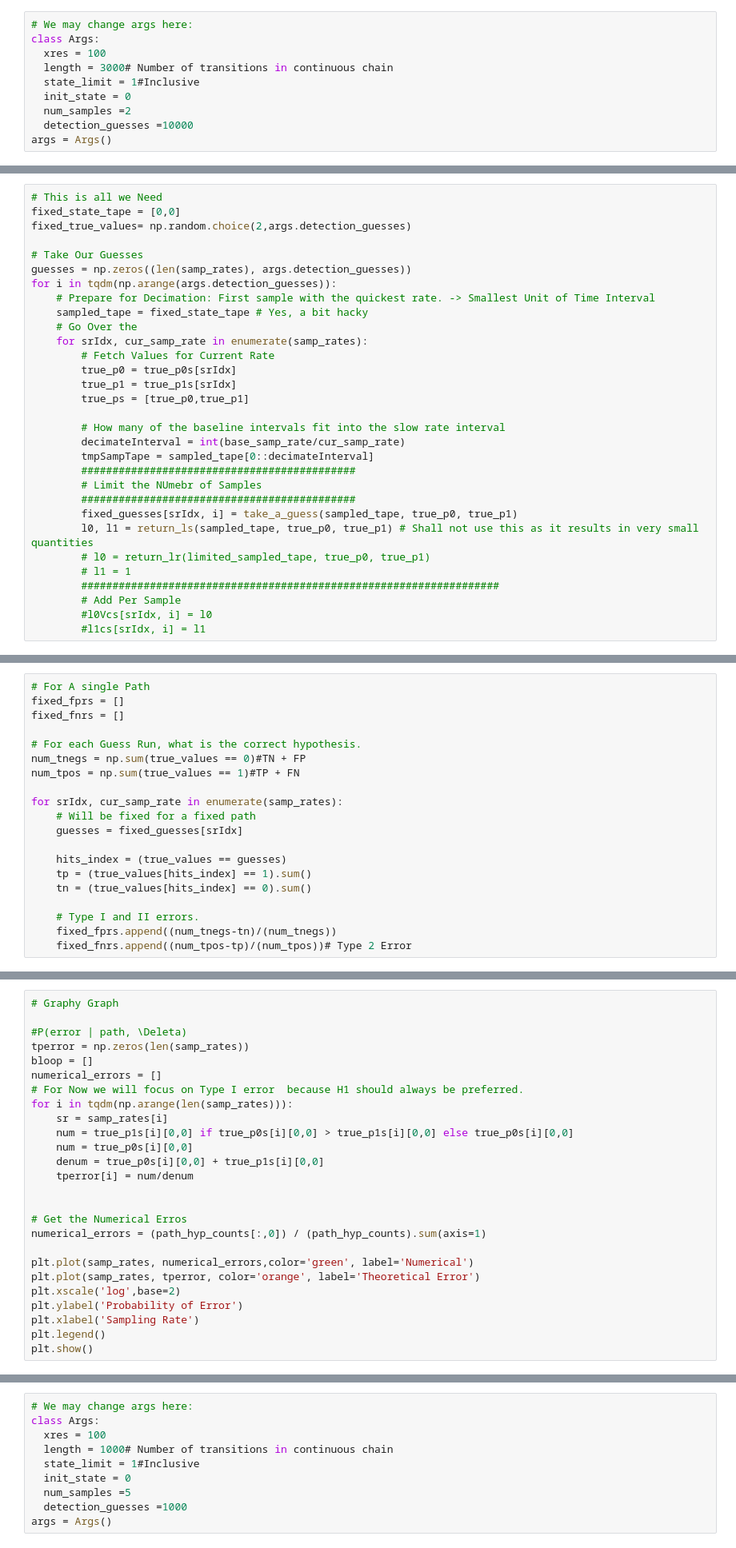
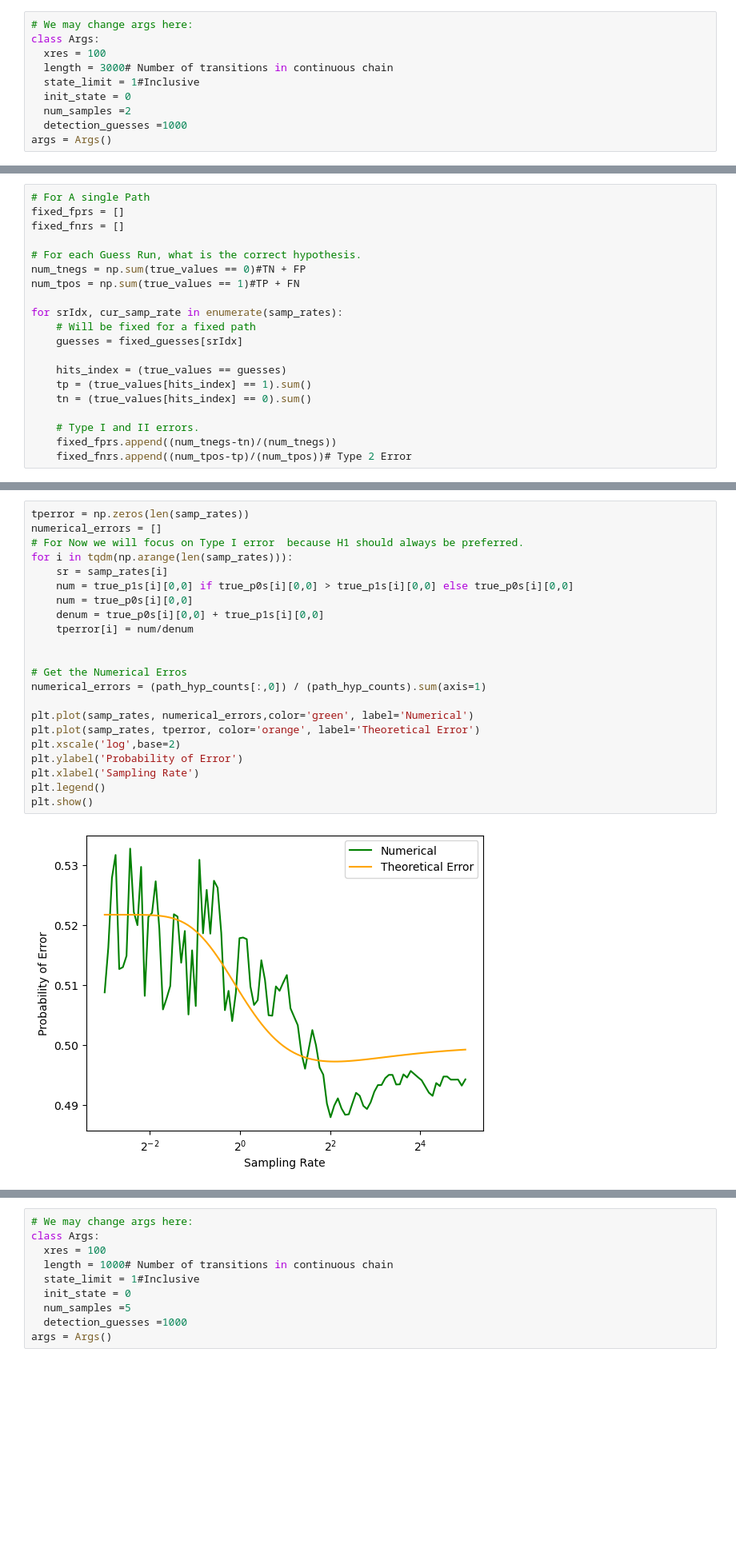
Before and after one commit to ottersome/RL_SamplingRate, a Jupyter notebook: ground_truth.ipynb, the cells around one changed output, grey strips where cells are left out. Shown at 80% size. Saved outputs shown, nothing was run; the diff lists cells and outputs as text; blank space fills up the shorter version.

```diff
--- a/ground_truth.ipynb
+++ b/ground_truth.ipynb
@@ -151,7 +153,7 @@ class Args:
   state_limit = 1#Inclusive
   init_state = 0
   num_samples =2
-  detection_guesses =10000
+  detection_guesses =1000
 args = Args()
 # %%
 # Some Util Functions
@@ -230,31 +229,0 @@ for srIdx, cur_samp_rate in enumerate(samp_rates):
-# %%
-# This is all we Need
-fixed_state_tape = [0,0]
-fixed_true_values= np.random.choice(2,args.detection_guesses)
-
-# Take Our Guesses
-guesses = np.zeros((len(samp_rates), args.detection_guesses))
-for i in tqdm(np.arange(args.detection_guesses)):
-    # Prepare for Decimation: First sample with the quickest rate. -> Smallest Unit of Time Interval
-    sampled_tape = fixed_state_tape # Yes, a bit hacky
-    # Go Over the
-    for srIdx, cur_samp_rate in enumerate(samp_rates):
-        # Fetch Values for Current Rate
-        true_p0 = true_p0s[srIdx]
-        true_p1 = true_p1s[srIdx]
-        true_ps = [true_p0,true_p1]
-
-        # How many of the baseline intervals fit into the slow rate interval
-        decimateInterval = int(base_samp_rate/cur_samp_rate)
-        tmpSampTape = sampled_tape[0::decimateInterval]
-        ############################################
-        # Limit the NUmebr of Samples
-        ############################################
-        fixed_guesses[srIdx, i] = take_a_guess(sampled_tape, true_p0, true_p1)
-        l0, l1 = return_ls(sampled_tape, true_p0, true_p1) # Shall not use this as it results in very small quantities
-        # l0 = return_lr(limited_sampled_tape, true_p0, true_p1)
-        # l1 = 1
-        ###################################################################
-        # Add Per Sample
-        #l0Vcs[srIdx, i] = l0
-        #l1cs[srIdx, i] = l1
@@ -371,27 +304,25 @@ print(fixed_fnrs)
 # %%
-# Graphy Graph
-
-#P(error | path, \Deleta)
 tperror = np.zeros(len(samp_rates))
-bloop = []
 numerical_errors = []
 # For Now we will focus on Type I error  because H1 should always be preferred.
 for i in tqdm(np.arange(len(samp_rates))):
     sr = samp_rates[i]
     num = true_p1s[i][0,0] if true_p0s[i][0,0] > true_p1s[i][0,0] else true_p0s[i][0,0]
     num = true_p0s[i][0,0]
     denum = true_p0s[i][0,0] + true_p1s[i][0,0]
     tperror[i] = num/denum
 
 
 # Get the Numerical Erros
 numerical_errors = (path_hyp_counts[:,0]) / (path_hyp_counts).sum(axis=1)
 
 plt.plot(samp_rates, numerical_errors,color='green', label='Numerical')
 plt.plot(samp_rates, tperror, color='orange', label='Theoretical Error')
 plt.xscale('log',base=2)
 plt.ylabel('Probability of Error')
 plt.xlabel('Sampling Rate')
 plt.legend()
 plt.show()
+# %% [output]
+[figure, added]
 # %% [markdown]
```
Also changed, not shown: parts of 45 cells of this notebook, 3 other files.
